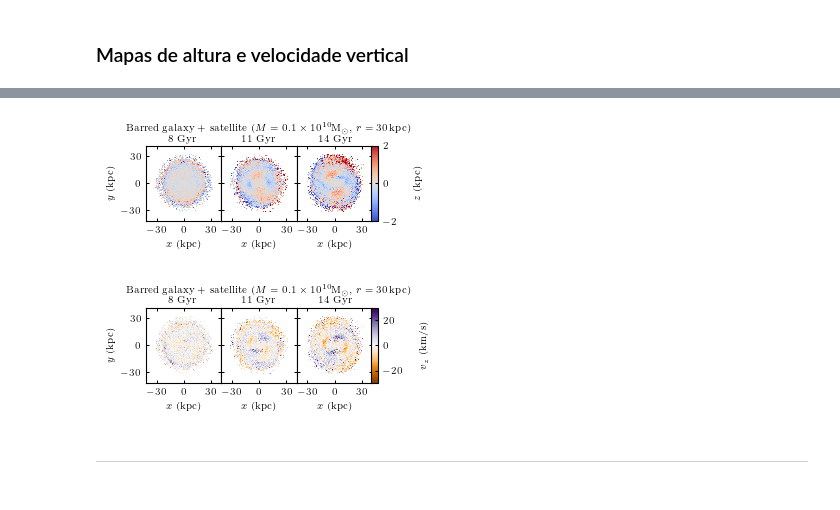
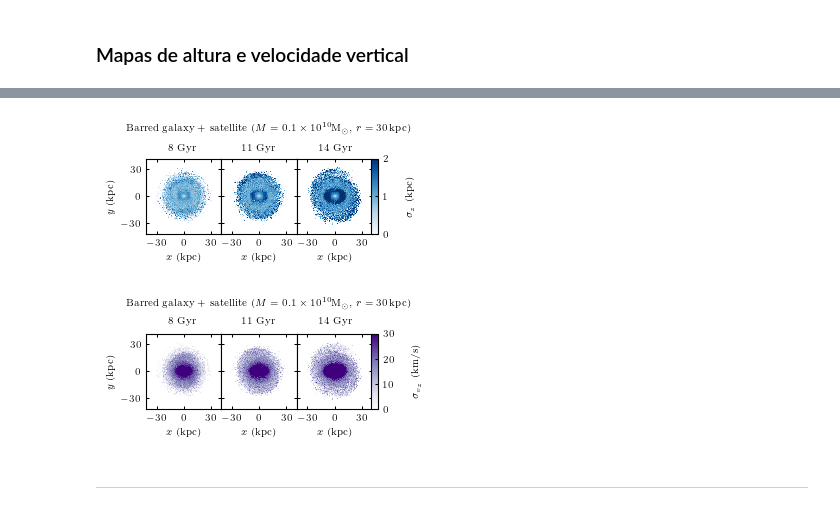
Before and after one commit to AndressaWille/astronomia, a Jupyter notebook: simulacoes mestrado/interactions-b.ipynb, the cells around one changed output, grey strips where cells are left out. Drawn from its saved outputs; the diff is of its cells as text; code cells hidden in the pictures.

```diff
--- a/simulacoes mestrado/interactions-b.ipynb
+++ b/simulacoes mestrado/interactions-b.ipynb
@@ -159,7 +159,7 @@ for p, path in enumerate(paths):
                                     n_snapshots=n_snapshots)
 # %%
 #caminhos
-path = 'bojo20_200/'
+path = 'barrada/'
 paths1 = [path]
 # %%
 n_snapshots_ = 281
@@ -878,7 +1471,7 @@ Qlist1 = []
 
 for s, snap in enumerate(snapshots):
     index = str(snap).zfill(3)
-    snapshot = path_01_30 + f'snapshot_{index}.hdf5'
+    snapshot = path_1_20 + f'snapshot_{index}.hdf5'
     #substituir o path, por enquanto só dá um de cada vez
 
     #ler snapshot
@@ -922,10 +1515,10 @@ for s, snap in enumerate(snapshots):
     xmax = ymax = Rmax
 
     results, xb, yb, binnum = stats.binned_statistic_2d(x_new_disk2, y_new_disk2, z,
-                                    statistic='mean', bins=Nbins, range=[[xmin,xmax],[ymin,ymax]])
+                                    statistic='std', bins=Nbins, range=[[xmin,xmax],[ymin,ymax]])
 
     results1, xb, yb, binnum = stats.binned_statistic_2d(x_new_disk2, y_new_disk2, vz,
-                                    statistic='mean', bins=Nbins, range=[[xmin,xmax],[ymin,ymax]])
+                                    statistic='std', bins=Nbins, range=[[xmin,xmax],[ymin,ymax]])
     #mudar para statistic='std' para desvio de posição e velocidades
 
     extent = [xb[0], xb[-1], yb[0], yb[-1]]
@@ -1062,12 +1668,19 @@ ax1.set_title(" ", fontsize=6.5)
 ax2.set_title(" ", fontsize=6.5)
 ax3.set_title(" ", fontsize=6.5)
 
-im1 = ax1.imshow(Qlist[0].T, extent=extent, origin='lower', cmap="coolwarm", interpolation='nearest',
-                 vmin=-2.0, vmax=2.0)
-im2 = ax2.imshow(Qlist[1].T, extent=extent, origin='lower', cmap="coolwarm", interpolation='nearest',
-                 vmin=-2.0, vmax=2.0)
-im3 = ax3.imshow(Qlist[2].T, extent=extent, origin='lower', cmap="coolwarm", interpolation='nearest',
-                 vmin=-2.0, vmax=2.0)
+# im1 = ax1.imshow(Qlist[0].T, extent=extent, origin='lower', cmap="Blues", interpolation='nearest',
+#                  vmin=-2.0, vmax=2.0)
+# im2 = ax2.imshow(Qlist[1].T, extent=extent, origin='lower', cmap="Blues", interpolation='nearest',
+#                  vmin=-2.0, vmax=2.0)
+# im3 = ax3.imshow(Qlist[2].T, extent=extent, origin='lower', cmap="Blues", interpolation='nearest',
+#                  vmin=-2.0, vmax=2.0)
+
+im1 = ax1.imshow(Qlist[0].T, extent=extent, origin='lower', cmap="Blues", interpolation='nearest',
+                 vmin=0, vmax=2.0)
+im2 = ax2.imshow(Qlist[1].T, extent=extent, origin='lower', cmap="Blues", interpolation='nearest',
+                 vmin=0, vmax=2.0)
+im3 = ax3.imshow(Qlist[2].T, extent=extent, origin='lower', cmap="Blues", interpolation='nearest',
+                 vmin=0, vmax=2.0)
 
 for ax in fig.get_axes():
     ax.set_xlabel(r'$x$ (kpc)')
@@ -1087,7 +1700,8 @@ fig.subplots_adjust(right=0.9)
 #cax1 = fig.add_axes([0.85, 0.27, 0.025, 0.54])
 cax1 = fig.add_axes([0.82, 0.28, 0.020, 0.54])
 cb1  = plt.colorbar(im1, cax=cax1)
-cb1.set_label(r'$z$ (kpc)', labelpad=12)
+#cb1.set_label(r'$z$ (kpc)', labelpad=12)
+cb1.set_label(r'$\sigma_z$ (kpc)', labelpad=12)
 
 fig.subplots_adjust(left=0.47, bottom=0.5, top=1.8, right=3.0, hspace=0.0, wspace=0.0)
 plt.tight_layout()
@@ -1110,7 +1724,7 @@ plt.text(-18.5, 2.2, text2, fontsize=7)
 text3 = '14 Gyr'
 plt.text(-7.5, 2.2, text3, fontsize=7)
 
-plt.savefig('mapz-b-01-30.png', dpi=200)
+plt.savefig('std-b-01-30.png', dpi=200)
 
 
 #_____________________________#
@@ -1125,48 +1739,55 @@ ax1.set_title(" ", fontsize=6.5)
 ax2.set_title(" ", fontsize=6.5)
 ax3.set_title(" ", fontsize=6.5)
 
-im1 = ax1.imshow(Qlist1[0].T, extent=extent, origin='lower', cmap="PuOr", interpolation='nearest',
-                 vmin=-30.0, vmax=30.0)
-im2 = ax2.imshow(Qlist1[1].T, extent=extent, origin='lower', cmap="PuOr", interpolation='nearest',
-                 vmin=-30.0, vmax=30.0)
-im3 = ax3.imshow(Qlist1[2].T, extent=extent, origin='lower', cmap="PuOr", interpolation='nearest',
-                 vmin=-30.0, vmax=30.0)
+# im1 = ax1.imshow(Qlist1[0].T, extent=extent, origin='lower', cmap="PuOr", interpolation='nearest',
+#                  vmin=-30.0, vmax=30.0)
+# im2 = ax2.imshow(Qlist1[1].T, extent=extent, origin='lower', cmap="PuOr", interpolation='nearest',
+#                  vmin=-30.0, vmax=30.0)
+# im3 = ax3.imshow(Qlist1[2].T, extent=extent, origin='lower', cmap="PuOr", interpolation='nearest',
+#                  vmin=-30.0, vmax=30.0)
 
+im1 = ax1.imshow(Qlist1[0].T, extent=extent, origin='lower', cmap="Purples", interpolation='nearest',
+                 vmin=0.0, vmax=30.0)
+im2 = ax2.imshow(Qlist1[1].T, extent=extent, origin='lower', cmap="Purples", interpolation='nearest',
+                 vmin=0.0, vmax=30.0)
+im3 = ax3.imshow(Qlist1[2].T, extent=extent, origin='lower', cmap="Purples", interpolation='nearest',
+                 vmin=0.0, vmax=30.0)
 
 for ax in fig.get_axes():
     ax.set_xlabel(r'$x$ (kpc)')
     ax.set_ylabel(r'$y$ (kpc)')
     ax.set_xlim(-42,42)
     ax.set_xticks(np.arange(-30,31,30))
     ax.xaxis.set_minor_locator(MultipleLocator(1))
     ax.set_ylim(-42,42)
     ax.set_yticks(np.arange(-30,31,30))
     ax.yaxis.set_minor_locator(MultipleLocator(0.5))
     ax.label_outer()
 ax3.set_xticks(np.arange(-30,31,30))
 ax1.set_yticks(np.arange(-30,31,30))
 
 fig.subplots_adjust(right=0.9)
 
 cax1 = fig.add_axes([0.82, 0.28, 0.020, 0.54])
 cb1  = plt.colorbar(im1, cax=cax1)
-cb1.set_label(r'$v_z$ (km/s)', labelpad=12)
+#cb1.set_label(r'$v_z$ (km/s)', labelpad=12)
+cb1.set_label(r'$\sigma_{v_z}$ (km/s)', labelpad=12)
 
 fig.subplots_adjust(left=0.47, bottom=0.5, top=1.8, right=3.0, hspace=0.0, wspace=0.0)
 plt.tight_layout()
 
 text = 'Barred galaxy + satellite ' + r'($M=0.1 \times 10^{10}\mathrm{{M}_\odot}, \,r=30 \, \mathrm{kpc}$)'
 plt.text(-35, 40.5, text, fontsize=7)
 text1 = '8 Gyr'
 plt.text(-29, 34, text1, fontsize=7)
 text2 = '11 Gyr'
 plt.text(-18.5, 34, text2, fontsize=7)
 text3 = '14 Gyr'
 plt.text(-7.5, 34, text3, fontsize=7)
 
-plt.savefig('mapvz-b-01-30.png', dpi=200)
+plt.savefig('stdvz-b-01-30.png', dpi=200)
 # %% [output]
-[figure, old version]
+[figure, new version]
-[figure, old version]
+[figure, new version]
 # %% [markdown]
 __________________________
```
Also changed, not shown: parts of 17 cells of this notebook.
